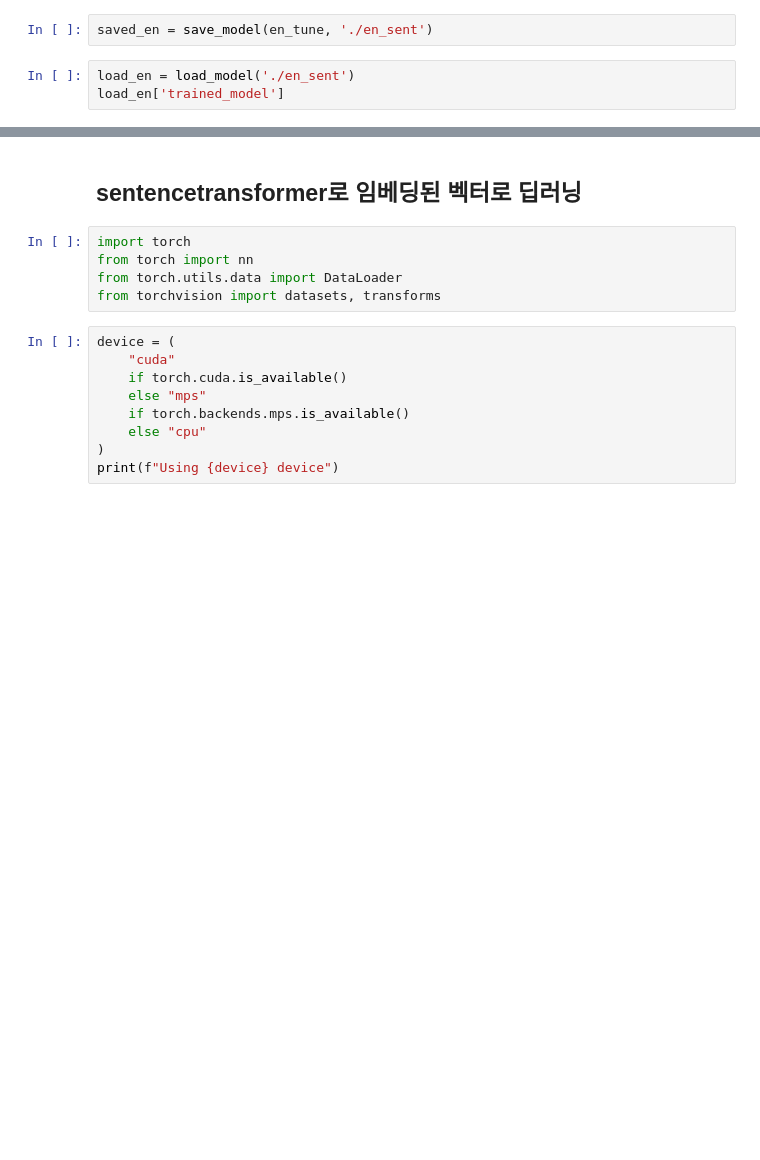
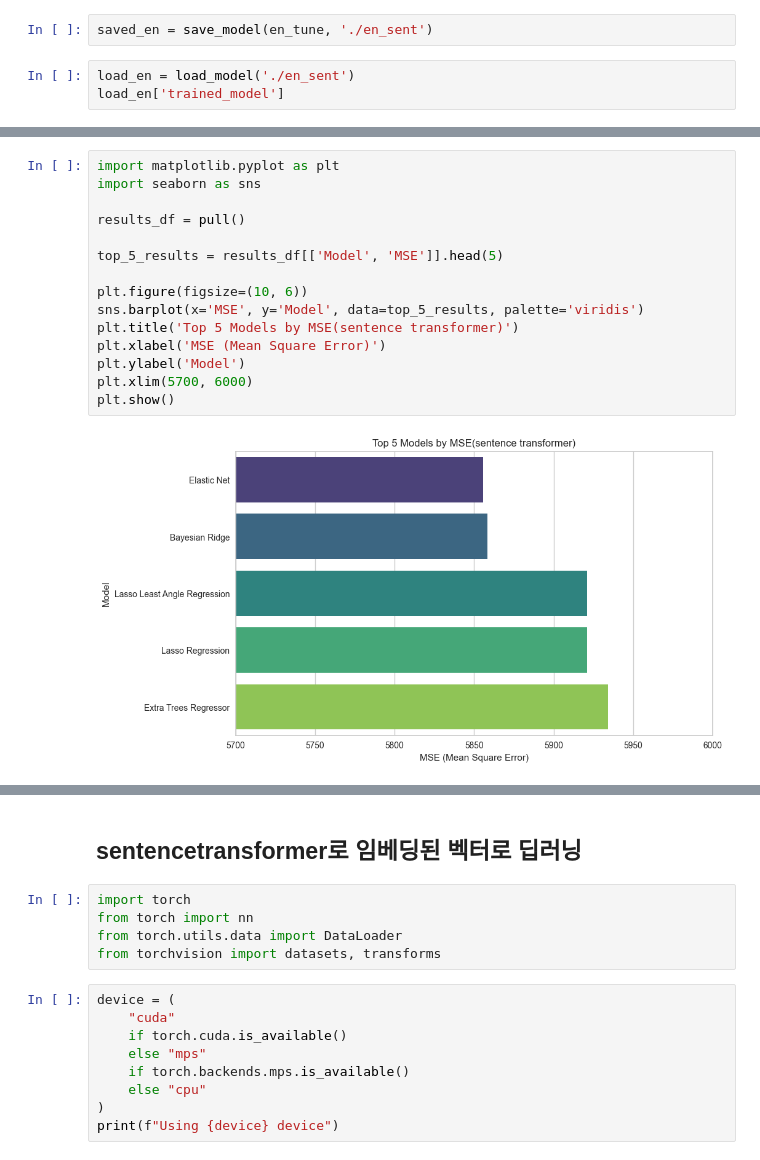
Before and after one commit to 2024-machine-learning/AI, a Jupyter notebook: cover.ipynb, the cells around one changed output, grey strips where cells are left out. Cells and saved outputs as stored; diff of their text form; blank space fills up the shorter version.

```diff
--- a/cover.ipynb
+++ b/cover.ipynb
@@ -214,0 +305,17 @@ load_en['trained_model']
+# %%
+import matplotlib.pyplot as plt
+import seaborn as sns
+
+results_df = pull()
+
+top_5_results = results_df[['Model', 'MSE']].head(5)
+
+plt.figure(figsize=(10, 6))
+sns.barplot(x='MSE', y='Model', data=top_5_results, palette='viridis')
+plt.title('Top 5 Models by MSE(sentence transformer)')
+plt.xlabel('MSE (Mean Square Error)')
+plt.ylabel('Model')
+plt.xlim(5700, 6000)
+plt.show()
+# %% [output]
+[figure, added]
```
Also changed, not shown: parts of 14 cells of this notebook.
